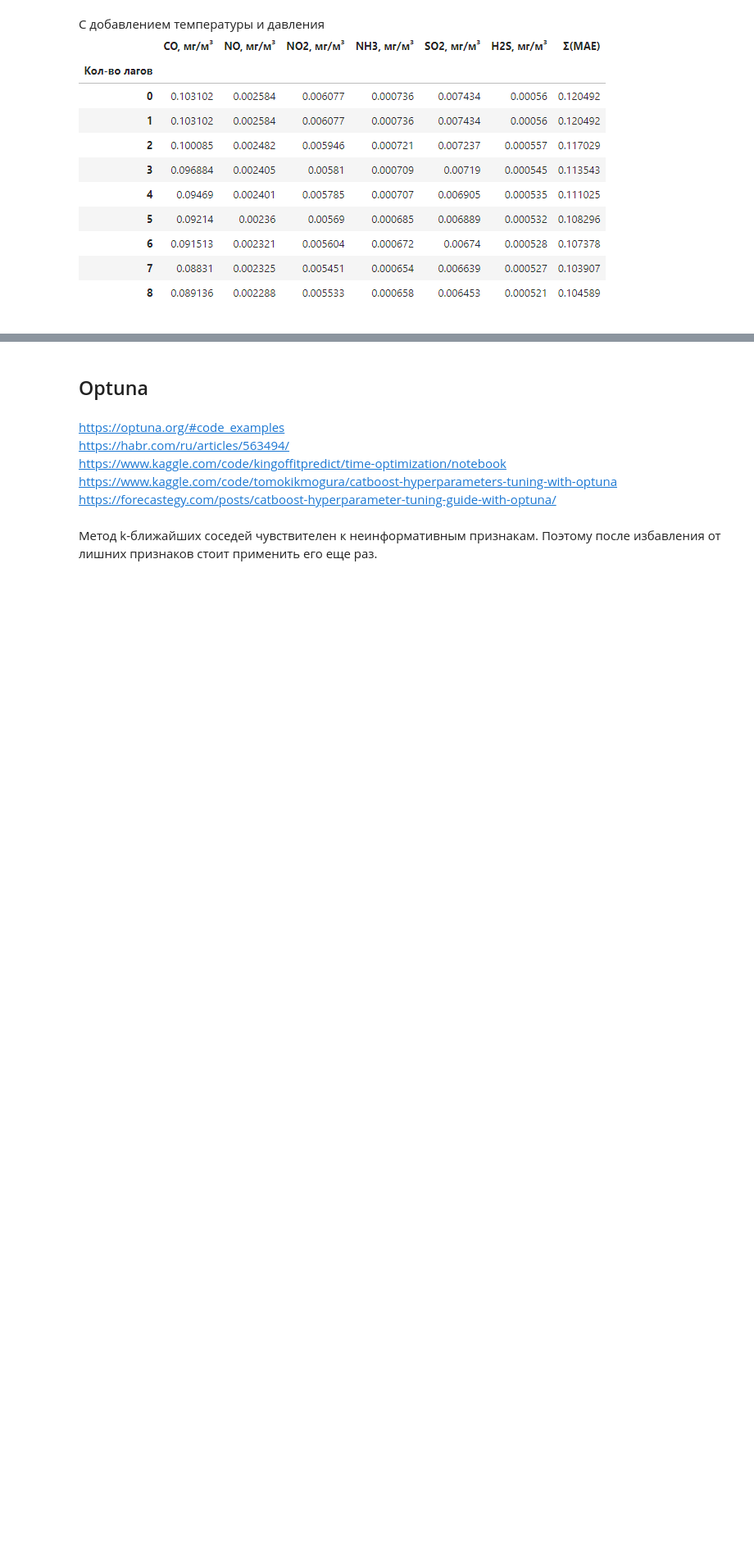
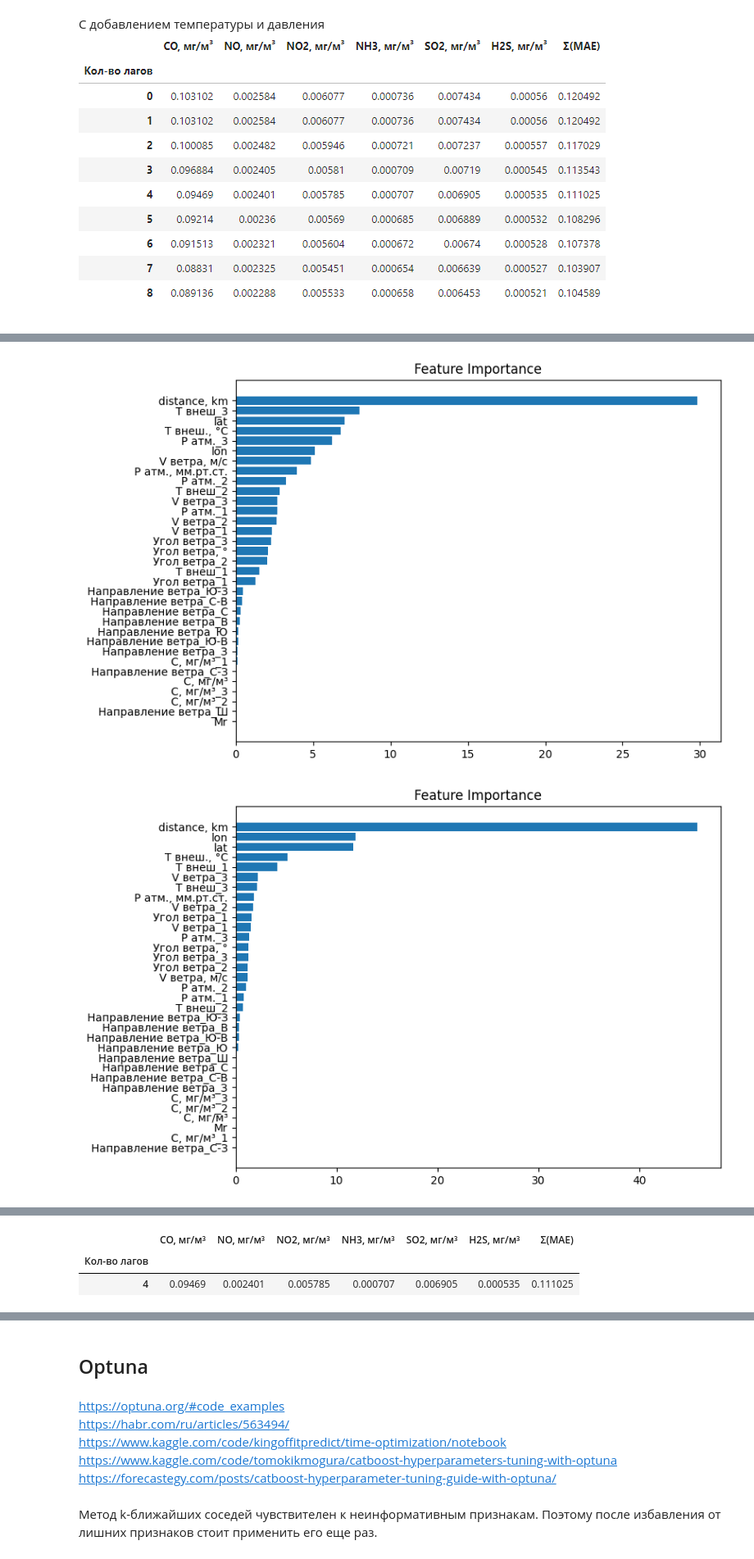
Before and after one commit to Svkhorol/Air_Pollution_Nizhnekamsk, a Jupyter notebook: notebooks/experiments_3.ipynb, the cells around one changed output, grey strips where cells are left out. Shown: that part at 82% size. Saved outputs shown, nothing was run; the diff lists cells and outputs as text; code cells hidden in the pictures; blank space fills up the shorter version.

```diff
--- a/notebooks/experiments_3.ipynb
+++ b/notebooks/experiments_3.ipynb
@@ -105,6 +105,17 @@ def split_scale_df(X, y):
     X_test_scl = scl.transform(X_test)
 
     return X_train_scl, X_test_scl, y_train, y_test
+# %%
+def plot_importance(X_columns):
+    """Диаграмма важности признаков Catboost"""
+
+    feature_importance = cb.feature_importances_
+    sorted_idx = np.argsort(feature_importance)
+    fig = plt.figure(figsize=(8, 6))
+    plt.barh(range(len(sorted_idx)), feature_importance[sorted_idx], align='center')
+    plt.yticks(range(len(sorted_idx)), np.array(X_columns)[sorted_idx])
+    plt.title('Feature Importance')
+    plt.show()
 # %%
 locations_list = [
     [55.539306, 051.856451],    # д. Клятле
@@ -475,0 +482,30 @@ mae_df
+# %%
+lags = 4
+mae_df = create_df()
+
+points = [load_data(i, substances, meteo_params) for i in range(1, 7)]
+df_melted_list = [melt_columns(df, substances, Mr, meteo_params) for df in points]
+X_num_list = [concat_dfs(df_melted_list, j+1, lags) for j in range(len(df_melted_list))]
+
+for substance in substances:
+    X, y = make_X_y()
+    X_train_scl, X_test_scl, y_train, y_test = split_scale_df(X, y)
+
+    # Обучение
+    cb = CatBoostRegressor(n_estimators=300, logging_level='Silent')
+    cb.fit(X_train_scl, y_train)
+
+    pred = cb.predict(X_test_scl)
+    pred[pred < 0] = 0
+
+    plot_importance(X.columns)
+    mae = mean_absolute_error(pred, y_test)
+    mae_df.at[lags, substance] = mae
+
+# Сумма ошибок по всем веществам
+sum_mae = mae_df.loc[lags].sum()
+mae_df.at[lags, 'Σ(MAE)'] = sum_mae
+mae_df
+# %% [output]
+[figure, added]
+[figure, added]
@@ -475,0 +516,3 @@ mae_df
+|  | CO, мг/м³ | NO, мг/м³ | NO2, мг/м³ | NH3, мг/м³ | SO2, мг/м³ | H2S, мг/м³ | Σ(MAE) |
+| Кол-во лагов |  |  |  |  |  |  |  |
+| 4 | 0.09469 | 0.002401 | 0.005785 | 0.000707 | 0.006905 | 0.000535 | 0.111025 |
```
Also changed, not shown: parts of 4 cells of this notebook.
